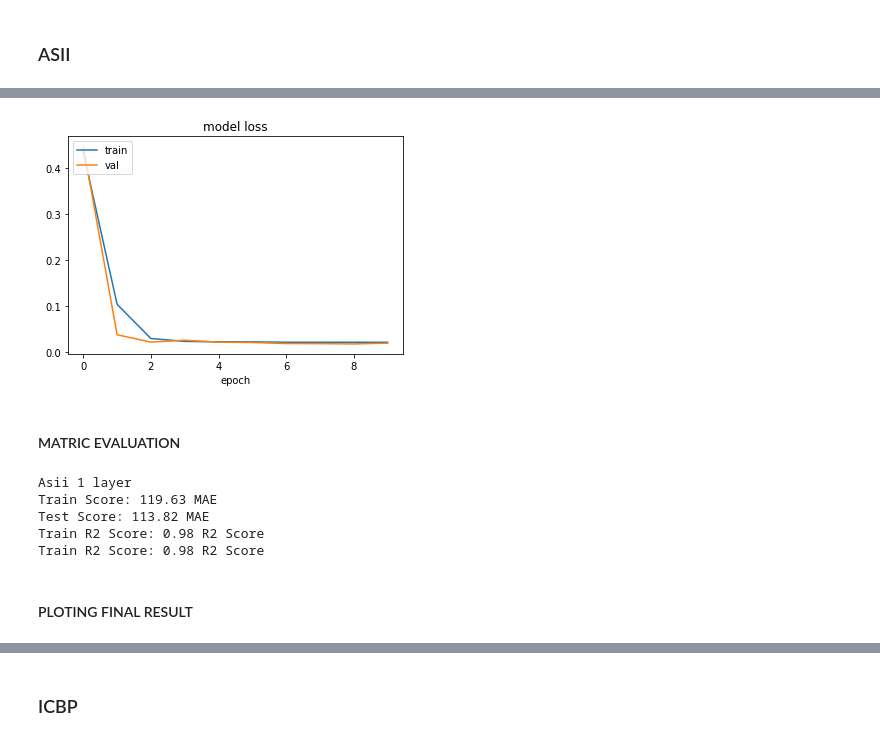
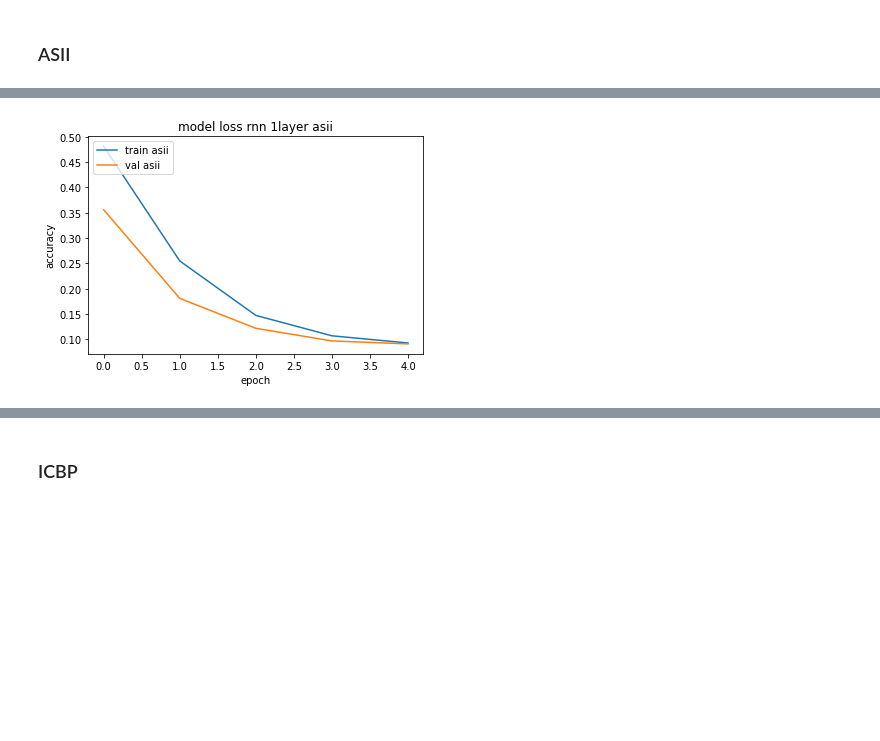
Before and after one commit to Limeless04/Stock-Price-modeling-with-LSTM, a Jupyter notebook: lstm_rnn_arima.ipynb, the cells around one changed output, grey strips where cells are left out. Cells and saved outputs as stored; diff of their text form; code cells hidden in the pictures; blank space fills up the shorter version.

```diff
--- a/lstm_rnn_arima.ipynb
+++ b/lstm_rnn_arima.ipynb
@@ -65,0 +92,4 @@ def create_dataset(dataset, look_back=1):
+# %%
+list(data_close)
+data_close.columns = ['antm', 'asii', 'icbp', 'jsmr']
+data_close
@@ -328,0 +1026,29 @@ Epoch 10/10
+# %%
+import random
+random.seed(42)
+
+from tensorflow.keras.models import Sequential
+from tensorflow.keras.layers import Dense, SimpleRNN
+
+simple_model_rnn_one_asii = Sequential([
+  SimpleRNN(8, activation='tanh',input_shape=(n_timesteps, n_features)),
+  Dense(y_train_asii.shape[1]),
+])
+
+
+simple_model_rnn_one_asii.summary()
+
+simple_model_rnn_one_asii.compile(
+  optimizer=tf.keras.optimizers.Adam(learning_rate=0.001),
+  loss='mean_absolute_error',
+  metrics=['mean_absolute_error'],
+)
+
+smod_history_rnn_one_asii = simple_model_rnn_one_asii.fit(X_train_rs_asii, y_train_asii,
+          validation_split=0.2,
+          epochs=5,
+          batch_size=batch_size,
+          shuffle = True
+)
+
+preds_rnn_one_asii = simple_model_rnn_one_asii.predict(X_test_rs_asii)
@@ -329,10 +1073,12 @@ Epoch 10/10
 # %%
-plt.plot(modelAsiiOneHistory.history['loss'])
-plt.plot(modelAsiiOneHistory.history['val_loss'])
-plt.title('model loss')
+import matplotlib.pyplot as plt
+plt.plot(smod_history_rnn_one_asii.history['loss'])
+plt.plot(smod_history_rnn_one_asii.history['val_loss'])
+plt.title('model loss rnn 1layer asii')
+plt.ylabel('accuracy')
 plt.xlabel('epoch')
-plt.legend(['train', 'val'], loc='upper left')
-# plt.savefig(model_latih)
+plt.legend(['train asii', 'val asii'], loc='upper left')
+plt.savefig('rnn_one_asii')
 plt.show()
 # %% [output]
-[figure, old version]
+[figure, new version]
@@ -357,24 +1084,0 @@ testPredictPlot[len(trainPredictAsiiOne)+(look_back*2)+1:len(datasetAsii)-1, :]
-# %% [markdown]
-#### MATRIC EVALUATION
-# %%
-from sklearn.metrics import r2_score
-
-print('Asii 1 layer')
-# calculate  mean absolute error
-trainScoreAsiiOne = mean_absolute_error(trainYAsii[0], trainPredictAsiiOne[:,0])
-print('Train Score: %.2f MAE' % (trainScoreAsiiOne))
-testScoreAsiiOne = mean_absolute_error(testYAsii[0], testPredictAsiiOne[:,0])
-print('Test Score: %.2f MAE' % (testScoreAsiiOne))
-
-r2TrainScoreAsiiOne = r2_score(trainYAsii[0], trainPredictAsiiOne[:,0])
-print('Train R2 Score: %.2f R2 Score'% (r2TrainScoreAsiiOne))
-r2TestScoreAsiiOne = r2_score(testYAsii[0], testPredictAsiiOne[:,0])
-print('Train R2 Score: %.2f R2 Score'% (r2TestScoreAsiiOne))
-# %% [output]
-Asii 1 layer
-Train Score: 119.63 MAE
-Test Score: 113.82 MAE
-Train R2 Score: 0.98 R2 Score
-Train R2 Score: 0.98 R2 Score
-# %% [markdown]
-#### PLOTING FINAL RESULT
```
Also changed, not shown: parts of 297 cells of this notebook, 2 other files.
